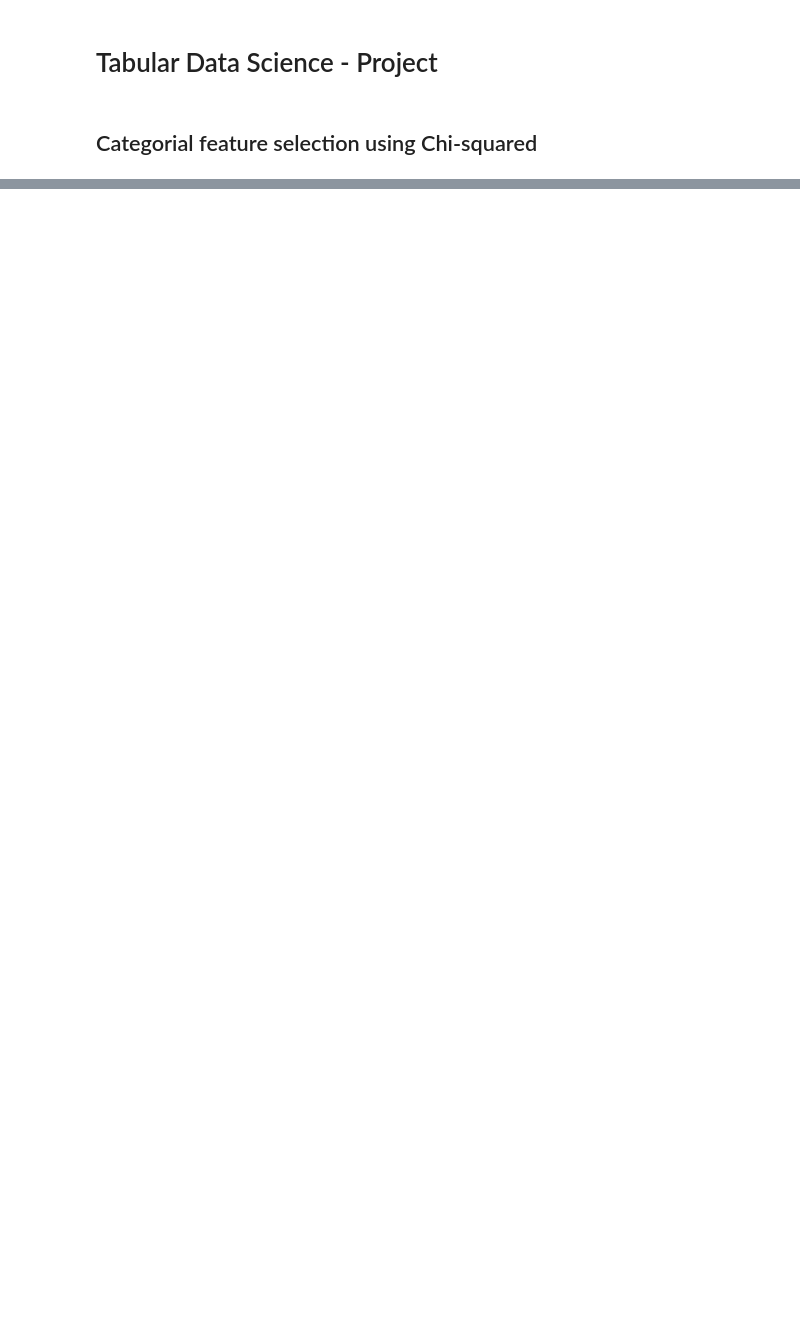
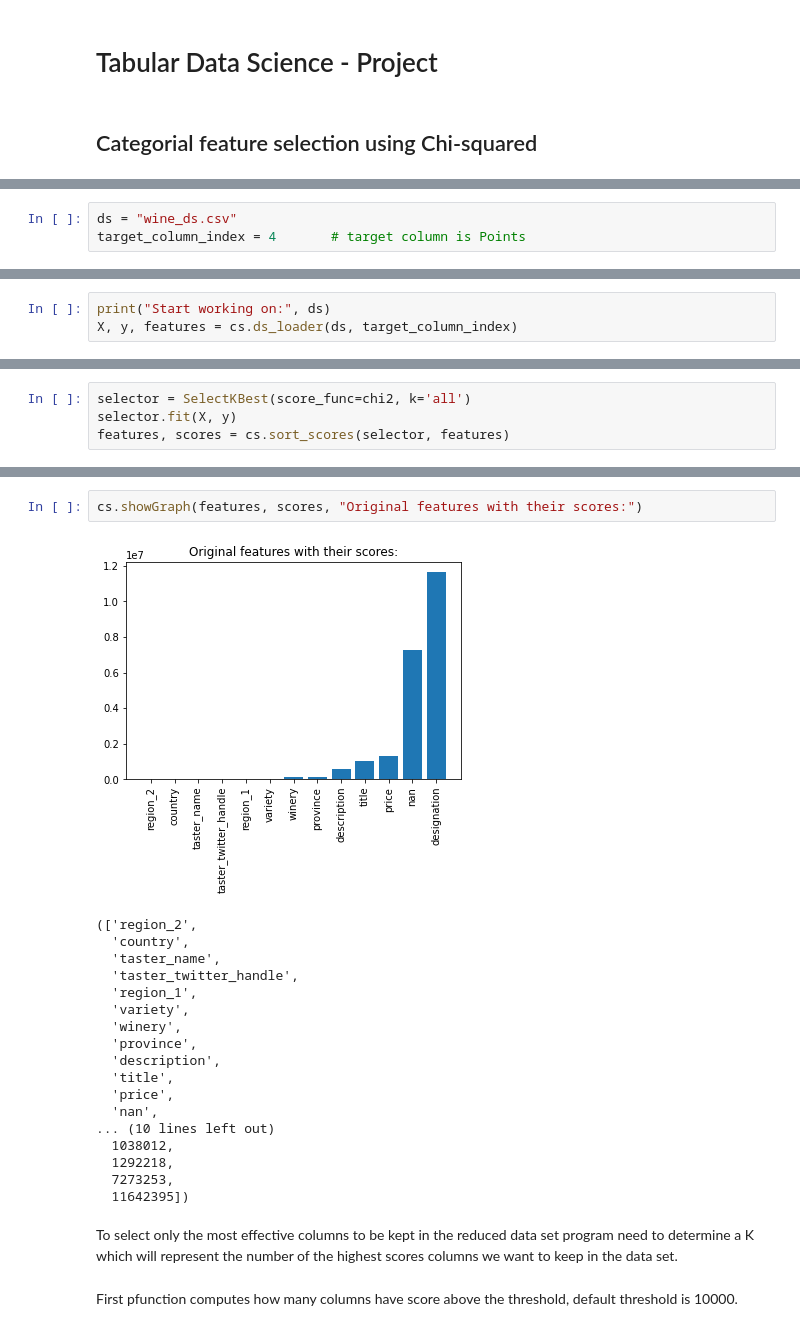
Before and after one commit to AvrahamBi/TDS-Project, a Jupyter notebook: TDS notebook.ipynb, the cells around one changed output, grey strips where cells are left out. Drawn from its saved outputs; the diff is of its cells as text; blank space fills up the shorter version.

```diff
--- a/TDS notebook.ipynb
+++ b/TDS notebook.ipynb
@@ -219,0 +17,3 @@ chooseK("video_games_ds.csv", 9)        # Target column: Global_Sales
+# %%
+ds = "wine_ds.csv"
+target_column_index = 4       # target column is Points
@@ -219,0 +22,3 @@ chooseK("video_games_ds.csv", 9)        # Target column: Global_Sales
+# %%
+print("Start working on:", ds)
+X, y, features = cs.ds_loader(ds, target_column_index)
@@ -219,0 +35,4 @@ chooseK("video_games_ds.csv", 9)        # Target column: Global_Sales
+# %%
+selector = SelectKBest(score_func=chi2, k='all')
+selector.fit(X, y)
+features, scores = cs.sort_scores(selector, features)
@@ -219,0 +58,27 @@ chooseK("video_games_ds.csv", 9)        # Target column: Global_Sales
+# %%
+cs.showGraph(features, scores, "Original features with their scores:")
+# %% [output]
+[figure, added]
+(['region_2',
+  'country',
+  'taster_name',
+  'taster_twitter_handle',
+  'region_1',
+  'variety',
+  'winery',
+  'province',
+  'description',
+  'title',
+  'price',
+  'nan',
+... (10 lines left out)
+  1038012,
+  1292218,
+  7273253,
+  11642395])
+# %% [markdown]
+To select only the most effective columns to be kept in the reduced data set
+program need to determine a K which will represent the number of the highest scores columns we want to keep in the data set.
+# %% [markdown]
+First pfunction computes how many columns have score above the threshold,
+default threshold is 10000.
```
Also changed, not shown: parts of 68 cells of this notebook, 2 other files.
